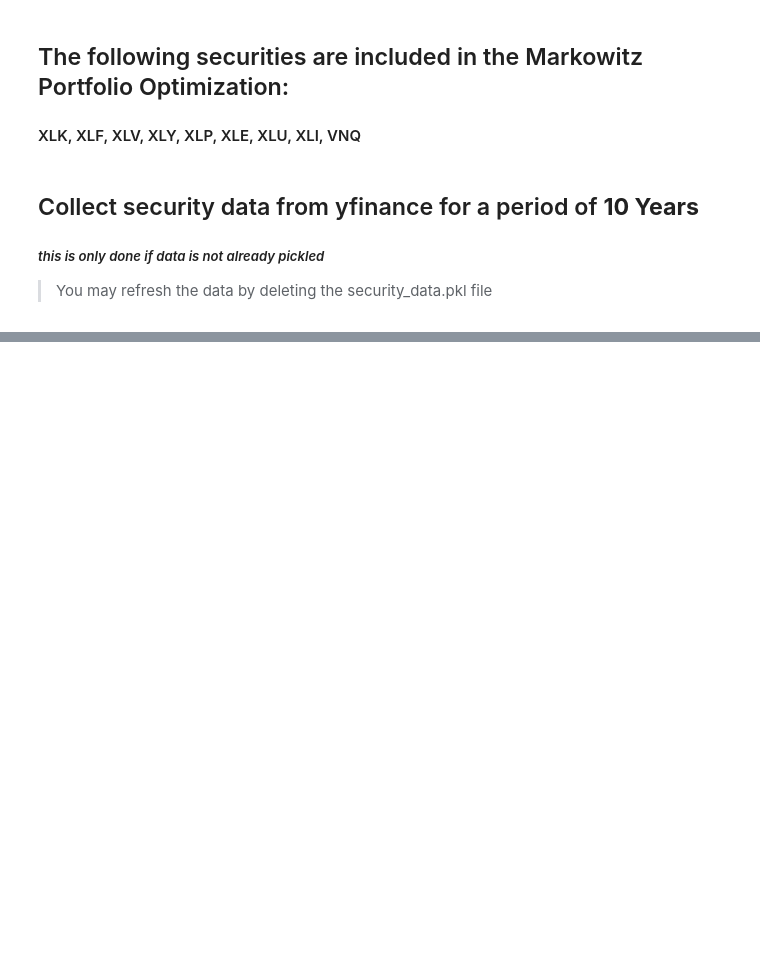
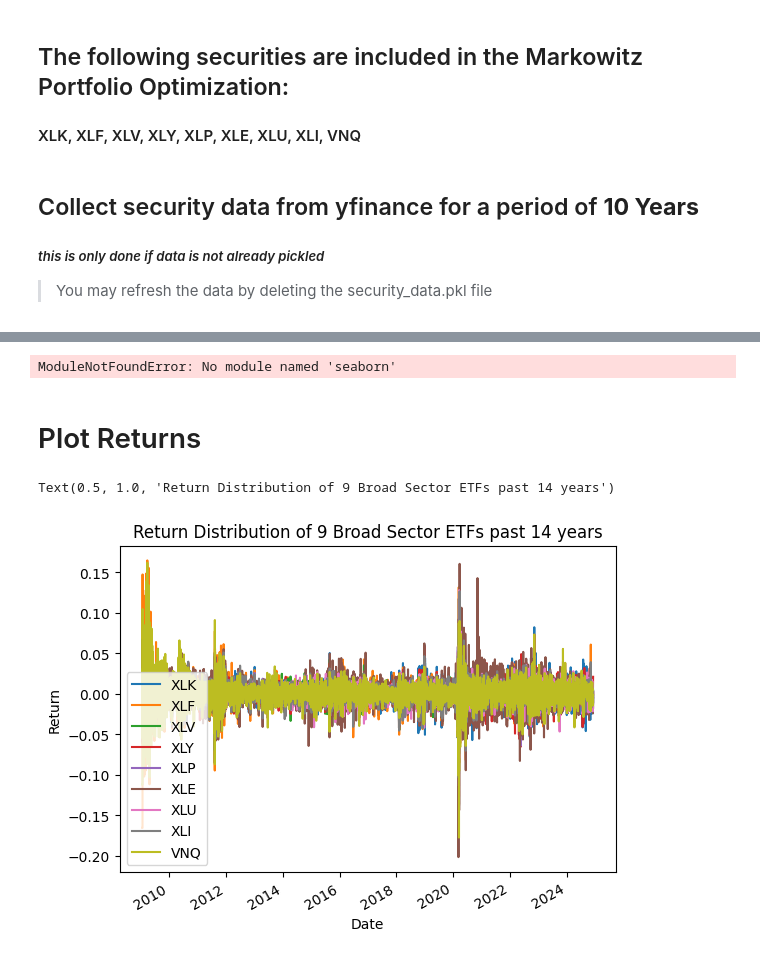
Before and after one commit to NookRitzia/Markowitz-Portfolio-Optimization, a Jupyter notebook: Markowitz-Portfolio-Optimization/Markowitz Optimal Portfolio Weights.ipynb, the cells around one changed output, grey strips where cells are left out. Cells and saved outputs as stored; diff of their text form; code cells hidden in the pictures; blank space fills up the shorter version.

```diff
--- a/Markowitz-Portfolio-Optimization/Markowitz Optimal Portfolio Weights.ipynb
+++ b/Markowitz-Portfolio-Optimization/Markowitz Optimal Portfolio Weights.ipynb
@@ -8,12 +17,11 @@ etfs = ['XLK','XLF', 'XLV', 'XLY', 'XLP', 'XLE', 'XLU', 'XLI', 'VNQ']
 ##### *this is only done if data is not already pickled*
 > You may refresh the data by deleting the security_data.pkl file
 # %%
-import os
-import pickle
-import yfinance as yf
 security_data = None
 if 'security_data.pkl' not in os.listdir():
-    security_data = {etf: yf.Ticker(etf).history(period='10y') for etf in etfs}
+    security_data = {etf: yf.Ticker(etf).history(period='max') for etf in etfs}
     pickle.dump(security_data, open('security_data.pkl', 'wb+'))
 else:
     security_data = pickle.load(open('security_data.pkl', 'rb'))
+for etf in security_data:
+    security_data[etf] = security_data[etf].tail(4000)
@@ -23,14 +27,0 @@ else:
-# %%
-import pandas as pd
-import numpy as np
-return_data = {}
-for etf in security_data:
-    price_stream = security_data[etf]['Close']
-    return_stream = [0]
-    for i in range(1, len(price_stream)):
-        return_stream.append(price_stream.iloc[i]/price_stream.iloc[i-1] - 1)
-    return_data[etf] = pd.DataFrame({'Date': security_data[etf].index, 'Returns': return_stream})
-
-returns_df = pd.DataFrame({etf: return_data[etf]['Returns'] for etf in return_data}) # returns dataframe where each security is a column vector;
-covariance_df = returns_df.cov() # covariance matrix! in dataframe format
-covariance_matrix = np.asmatrix(covariance_df)
@@ -91,0 +30,9 @@ ModuleNotFoundError: No module named 'scipy'
+# %%
+temp_returns_dict = {etf: pd.DataFrame(security_data[etf]['Close']) for etf in security_data}
+for etf in temp_returns_dict:
+    temp_returns_dict[etf] = temp_returns_dict[etf] / temp_returns_dict[etf].shift(1) - 1
+    temp_returns_dict[etf] = temp_returns_dict[etf].bfill()
+    temp_returns_dict[etf].columns = [etf]
+
+return_df = pd.concat(list(temp_returns_dict.values()), axis=1)
+return_df
@@ -91,0 +54,16 @@ ModuleNotFoundError: No module named 'scipy'
+# %%
+import seaborn as sns
+np.cov(np.asmatrix(return_df), rowvar=False)
+# %% [output]
+ModuleNotFoundError: No module named 'seaborn'
+# %% [markdown]
+# Plot Returns
+# %%
+colors=plt.cm.plasma(np.linspace(0,3,20))
+ax = return_df.plot()
+ax.set_xlabel('Date')
+ax.set_ylabel('Return')
+ax.set_title('Return Distribution of 9 Broad Sector ETFs past 14 years')
+# %% [output]
+Text(0.5, 1.0, 'Return Distribution of 9 Broad Sector ETFs past 14 years')
+[figure, added]
```
Also changed, not shown: parts of 31 cells of this notebook, 3 other files.
